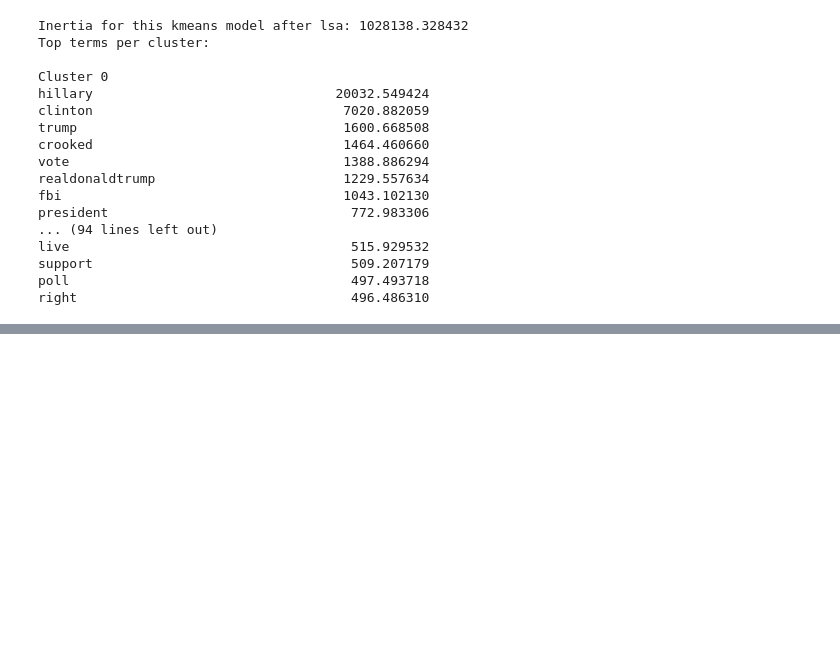
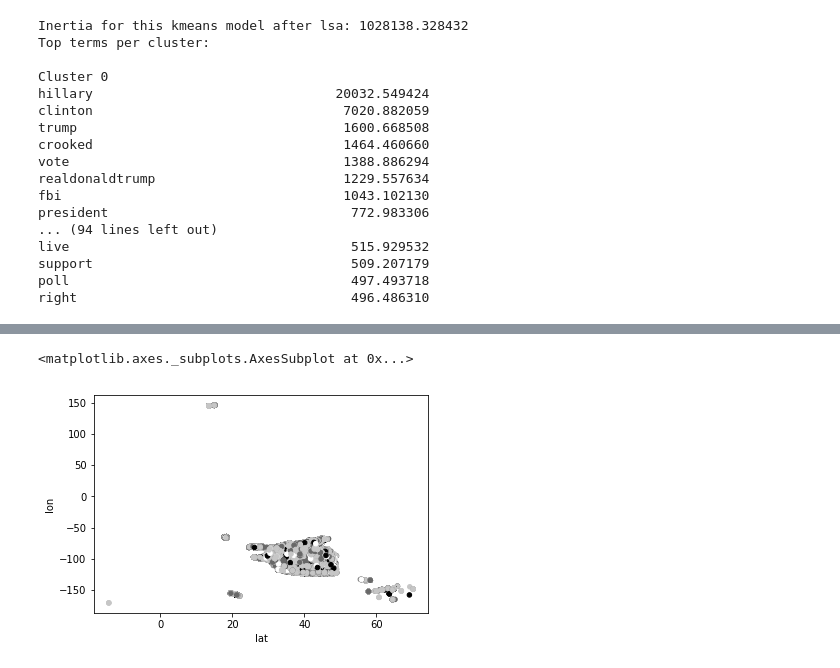
Before and after one commit to gpcarr/twitter_data_analysis, a Jupyter notebook: clusters.ipynb, the cells around one changed output, grey strips where cells are left out. Cells and saved outputs as stored; diff of their text form; code cells hidden in the pictures; blank space fills up the shorter version.

Commit message:
simple scatter plot

```diff
--- a/clusters.ipynb
+++ b/clusters.ipynb
@@ -304,0 +327,7 @@ right                                   496.486310
+# %%
+location = all_df[['lat', 'lon']]
+# %%
+location.plot.scatter(x='lat', y='lon', c=kmeans.labels_)
+# %% [output]
+<matplotlib.axes._subplots.AxesSubplot at 0x...>
+[figure, added]
```
Also changed, not shown: parts of 9 cells of this notebook.
